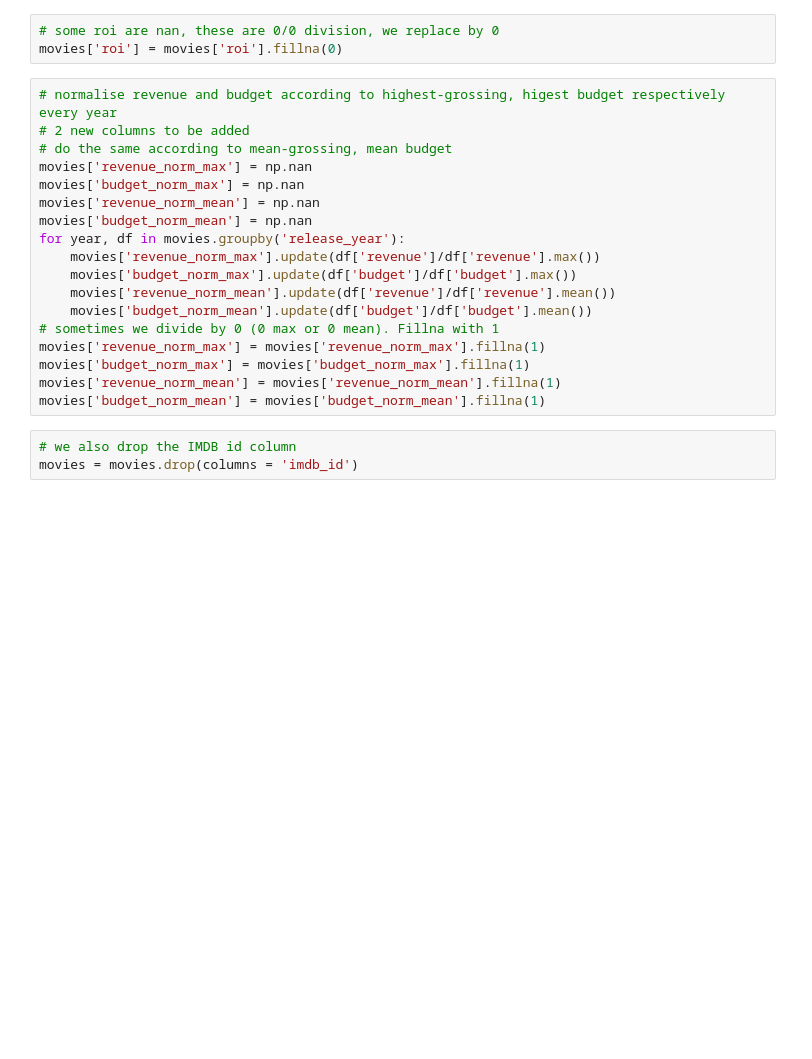
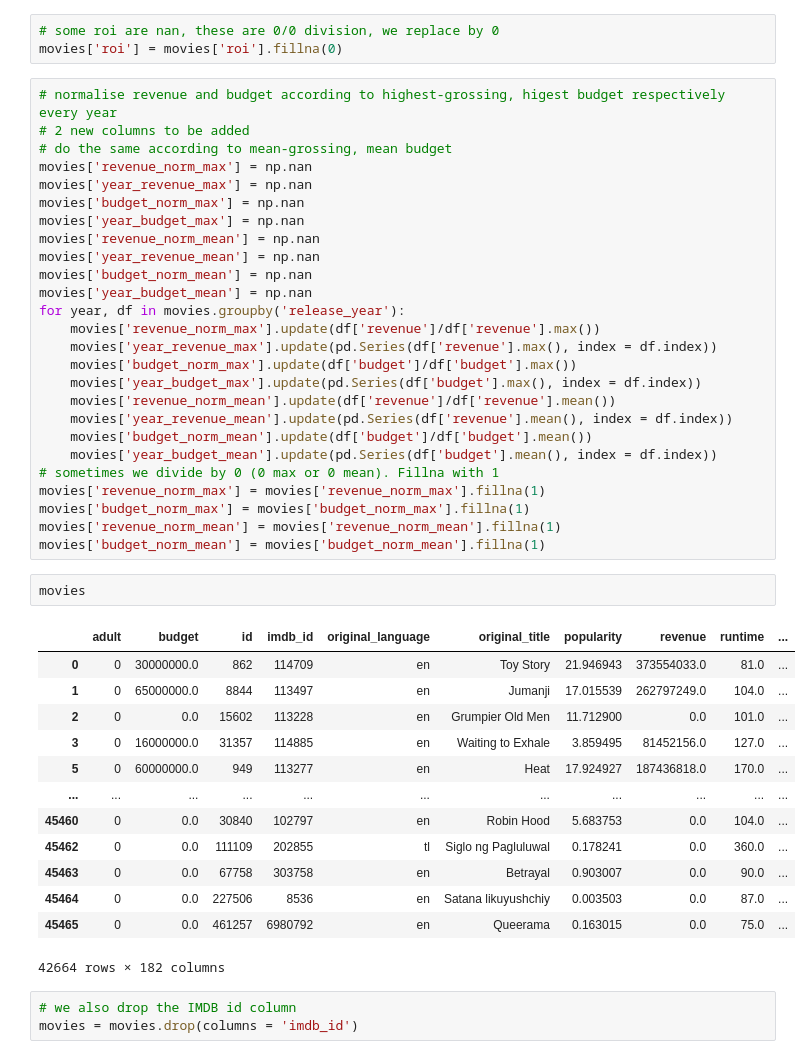
Before and after one commit to wvmrtn/data-science-in-practice, a Jupyter notebook: Project/eda.ipynb, the cells around one changed output. Drawn from its saved outputs; the diff is of its cells as text; blank space fills up the shorter version.

```diff
--- a/Project/eda.ipynb
+++ b/Project/eda.ipynb
@@ -220,19 +220,43 @@ movies['roi'] = movies['roi'].fillna(0)
 # 2 new columns to be added
 # do the same according to mean-grossing, mean budget
 movies['revenue_norm_max'] = np.nan
+movies['year_revenue_max'] = np.nan
 movies['budget_norm_max'] = np.nan
+movies['year_budget_max'] = np.nan
 movies['revenue_norm_mean'] = np.nan
+movies['year_revenue_mean'] = np.nan
 movies['budget_norm_mean'] = np.nan
+movies['year_budget_mean'] = np.nan
 for year, df in movies.groupby('release_year'):
     movies['revenue_norm_max'].update(df['revenue']/df['revenue'].max())
+    movies['year_revenue_max'].update(pd.Series(df['revenue'].max(), index = df.index))
     movies['budget_norm_max'].update(df['budget']/df['budget'].max())
+    movies['year_budget_max'].update(pd.Series(df['budget'].max(), index = df.index))
     movies['revenue_norm_mean'].update(df['revenue']/df['revenue'].mean())
+    movies['year_revenue_mean'].update(pd.Series(df['revenue'].mean(), index = df.index))
     movies['budget_norm_mean'].update(df['budget']/df['budget'].mean())
+    movies['year_budget_mean'].update(pd.Series(df['budget'].mean(), index = df.index))
 # sometimes we divide by 0 (0 max or 0 mean). Fillna with 1
 movies['revenue_norm_max'] = movies['revenue_norm_max'].fillna(1)
 movies['budget_norm_max'] = movies['budget_norm_max'].fillna(1)
 movies['revenue_norm_mean'] = movies['revenue_norm_mean'].fillna(1)
 movies['budget_norm_mean'] = movies['budget_norm_mean'].fillna(1)
+# %%
+movies
+# %% [output]
+|  | adult | budget | id | imdb_id | original_language | original_title | popularity | revenue | runtime | ... |
+| 0 | 0 | 30000000.0 | 862 | 114709 | en | Toy Story | 21.946943 | 373554033.0 | 81.0 | ... |
+| 1 | 0 | 65000000.0 | 8844 | 113497 | en | Jumanji | 17.015539 | 262797249.0 | 104.0 | ... |
+| 2 | 0 | 0.0 | 15602 | 113228 | en | Grumpier Old Men | 11.712900 | 0.0 | 101.0 | ... |
+| 3 | 0 | 16000000.0 | 31357 | 114885 | en | Waiting to Exhale | 3.859495 | 81452156.0 | 127.0 | ... |
+| 5 | 0 | 60000000.0 | 949 | 113277 | en | Heat | 17.924927 | 187436818.0 | 170.0 | ... |
+| ... | ... | ... | ... | ... | ... | ... | ... | ... | ... | ... |
+| 45460 | 0 | 0.0 | 30840 | 102797 | en | Robin Hood | 5.683753 | 0.0 | 104.0 | ... |
+| 45462 | 0 | 0.0 | 111109 | 202855 | tl | Siglo ng Pagluluwal | 0.178241 | 0.0 | 360.0 | ... |
+| 45463 | 0 | 0.0 | 67758 | 303758 | en | Betrayal | 0.903007 | 0.0 | 90.0 | ... |
+| 45464 | 0 | 0.0 | 227506 | 8536 | en | Satana likuyushchiy | 0.003503 | 0.0 | 87.0 | ... |
+| 45465 | 0 | 0.0 | 461257 | 6980792 | en | Queerama | 0.163015 | 0.0 | 75.0 | ... |
+42664 rows × 182 columns
 # %%
 # we also drop the IMDB id column
 movies = movies.drop(columns = 'imdb_id')
```
Also changed, not shown: parts of 2 cells of this notebook, 2 other files.
